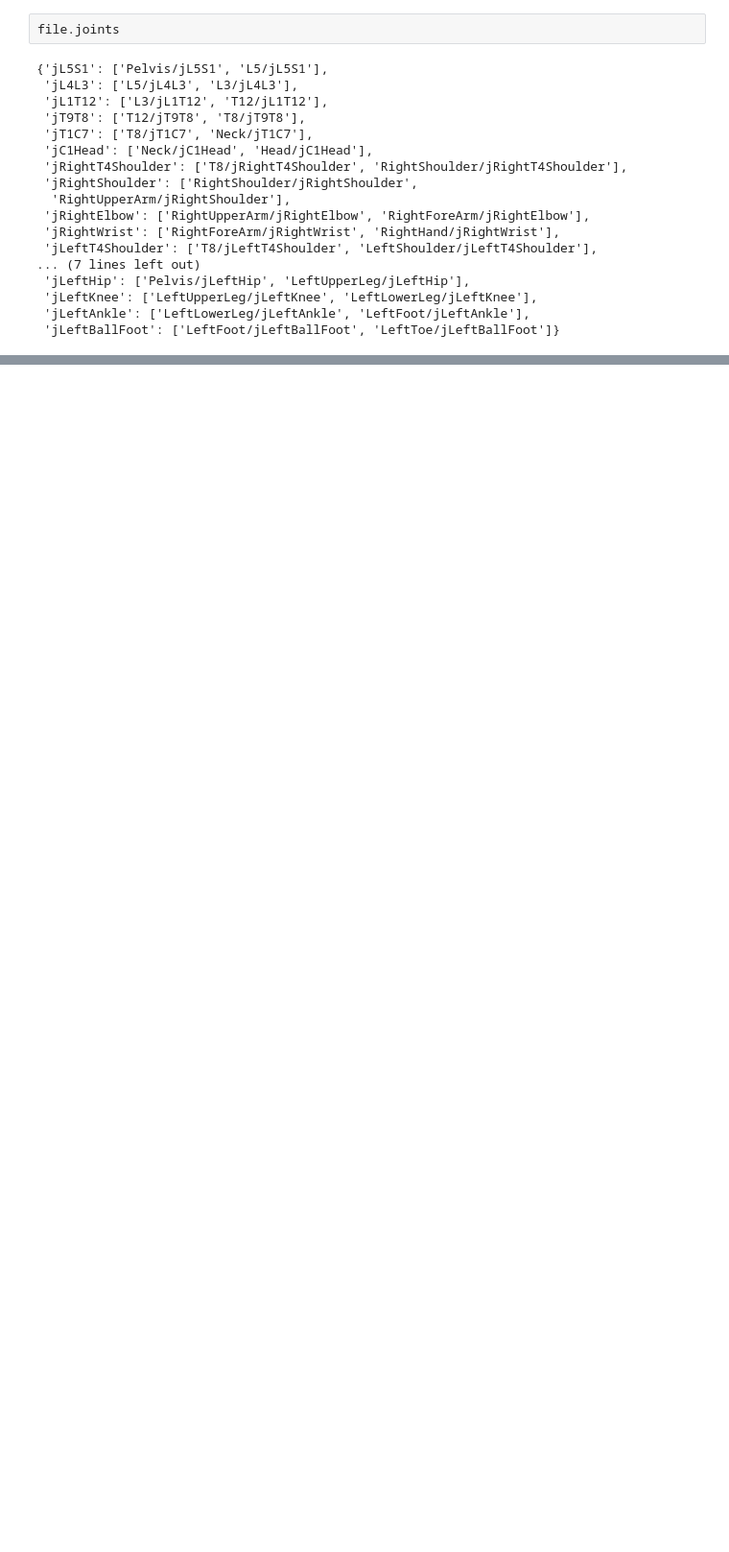
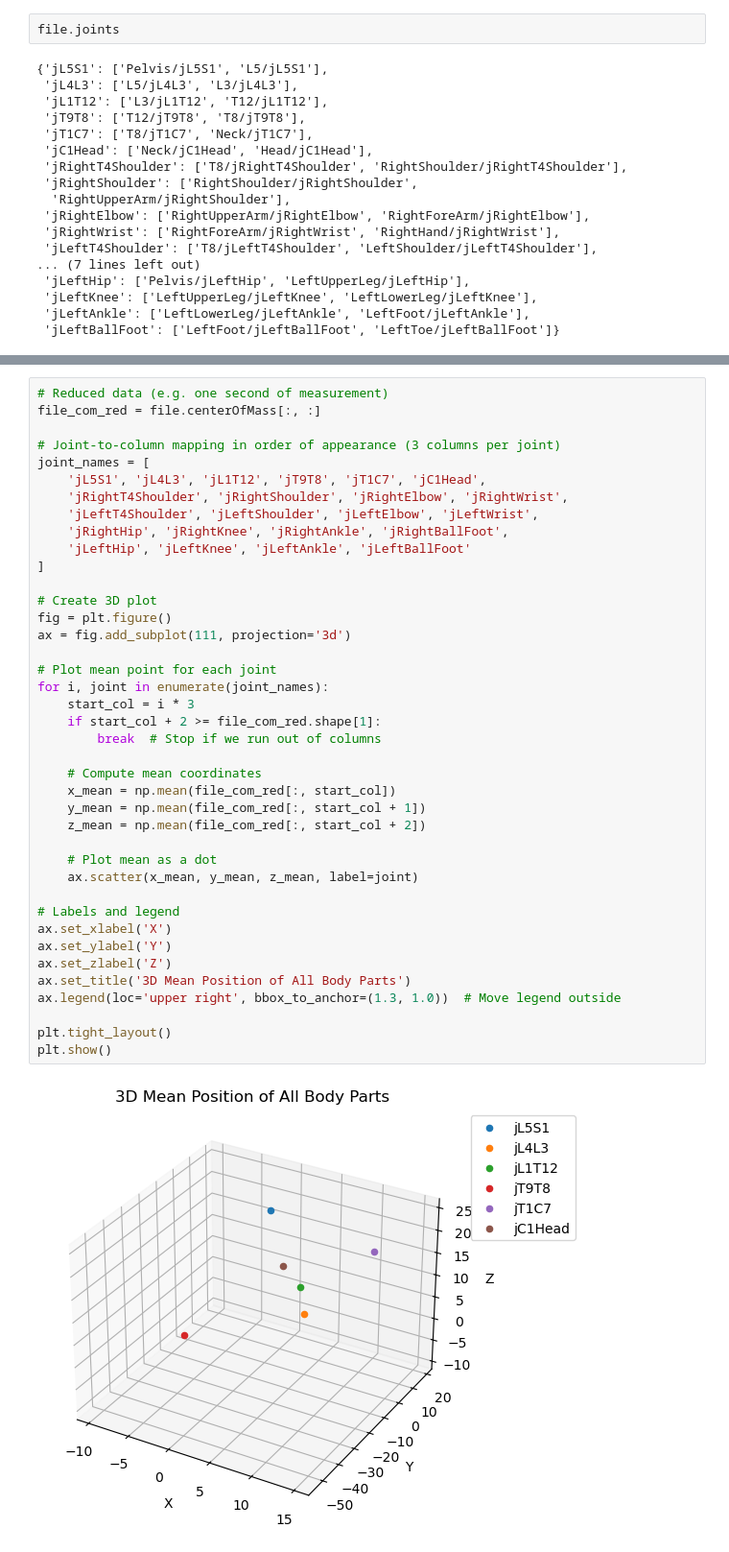
Before and after one commit to jakobreinhardt/motion-data-analysis, a Jupyter notebook: xsense.ipynb, the cells around one changed output, grey strips where cells are left out. Shown: that part at 96% size. Cells and saved outputs as stored; diff of their text form; blank space fills up the shorter version.

```diff
--- a/xsense.ipynb
+++ b/xsense.ipynb
@@ -26,0 +68,42 @@ file.parse_all()
+# %%
+# Reduced data (e.g. one second of measurement)
+file_com_red = file.centerOfMass[:, :]
+
+# Joint-to-column mapping in order of appearance (3 columns per joint)
+joint_names = [
+    'jL5S1', 'jL4L3', 'jL1T12', 'jT9T8', 'jT1C7', 'jC1Head',
+    'jRightT4Shoulder', 'jRightShoulder', 'jRightElbow', 'jRightWrist',
+    'jLeftT4Shoulder', 'jLeftShoulder', 'jLeftElbow', 'jLeftWrist',
+    'jRightHip', 'jRightKnee', 'jRightAnkle', 'jRightBallFoot',
+    'jLeftHip', 'jLeftKnee', 'jLeftAnkle', 'jLeftBallFoot'
+]
+
+# Create 3D plot
+fig = plt.figure()
+ax = fig.add_subplot(111, projection='3d')
+
+# Plot mean point for each joint
+for i, joint in enumerate(joint_names):
+    start_col = i * 3
+    if start_col + 2 >= file_com_red.shape[1]:
+        break  # Stop if we run out of columns
+
+    # Compute mean coordinates
+    x_mean = np.mean(file_com_red[:, start_col])
+    y_mean = np.mean(file_com_red[:, start_col + 1])
+    z_mean = np.mean(file_com_red[:, start_col + 2])
+
+    # Plot mean as a dot
+    ax.scatter(x_mean, y_mean, z_mean, label=joint)
+
+# Labels and legend
+ax.set_xlabel('X')
+ax.set_ylabel('Y')
+ax.set_zlabel('Z')
+ax.set_title('3D Mean Position of All Body Parts')
+ax.legend(loc='upper right', bbox_to_anchor=(1.3, 1.0))  # Move legend outside
+
+plt.tight_layout()
+plt.show()
+# %% [output]
+[figure, added]
```
Also changed, not shown: parts of 4 cells of this notebook, 1 other file.
